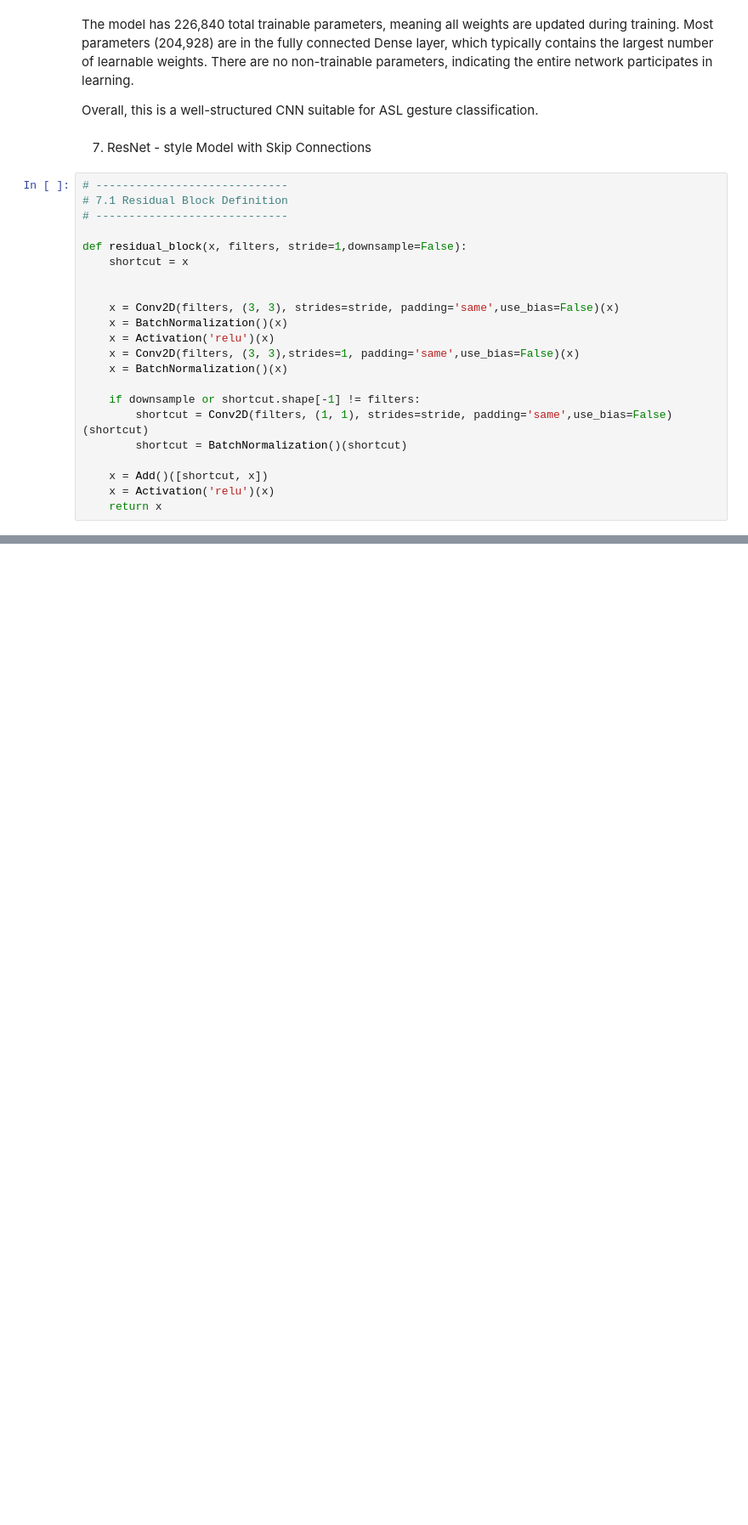
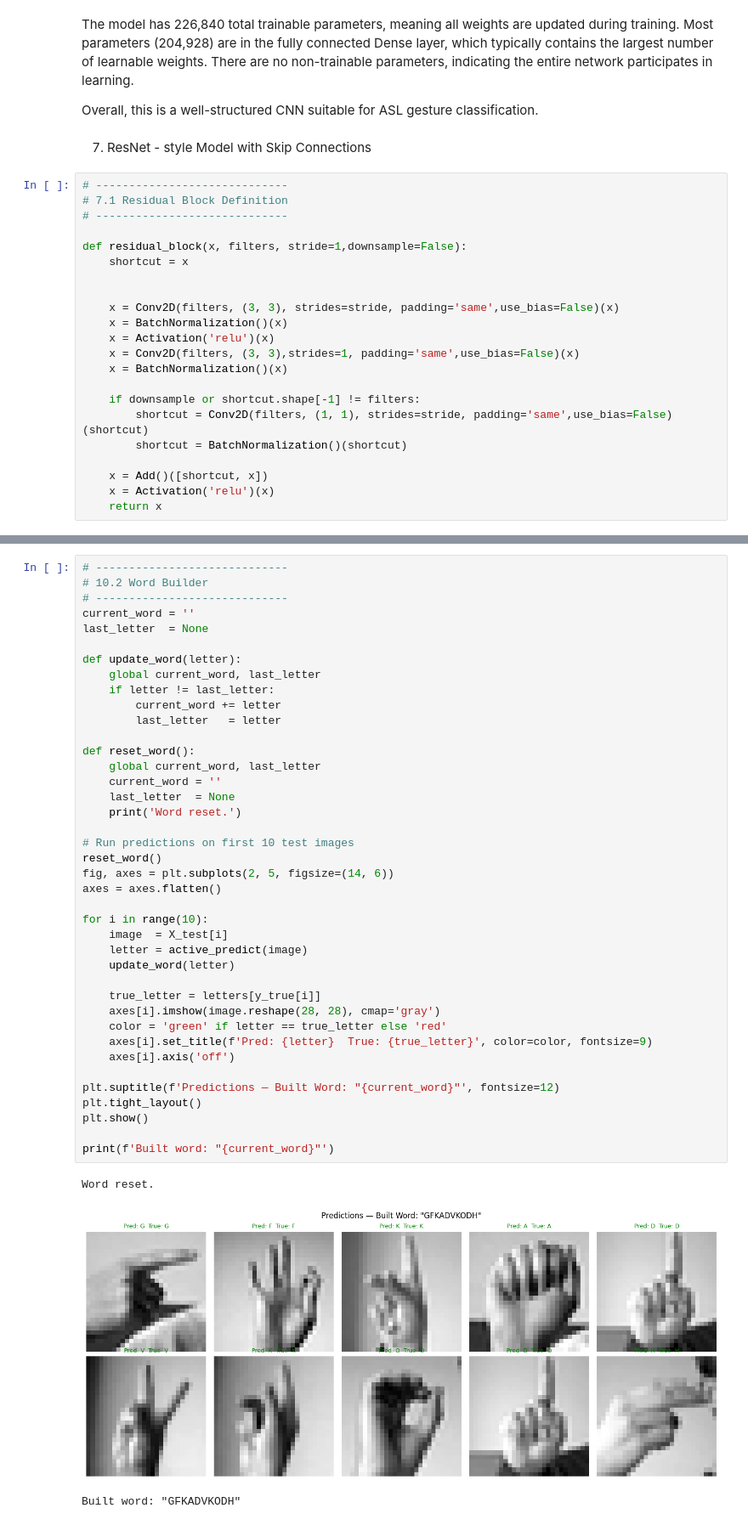
Before and after one commit to RavikrishnanVithushan/Research-Project, a Jupyter notebook: Sign_Language_CNN.ipynb, the cells around one changed output, grey strips where cells are left out. Shown at 85% size. Drawn from its saved outputs; the diff is of its cells as text; blank space fills up the shorter version.

```diff
--- a/Sign_Language_CNN.ipynb
+++ b/Sign_Language_CNN.ipynb
@@ -786,0 +985,44 @@ Spoken Word: GFKADVKODH
+# %%
+# -----------------------------
+# 10.2 Word Builder
+# -----------------------------
+current_word = ''
+last_letter  = None
+
+def update_word(letter):
+    global current_word, last_letter
+    if letter != last_letter:
+        current_word += letter
+        last_letter   = letter
+
+def reset_word():
+    global current_word, last_letter
+    current_word = ''
+    last_letter  = None
+    print('Word reset.')
+
+# Run predictions on first 10 test images
+reset_word()
+fig, axes = plt.subplots(2, 5, figsize=(14, 6))
+axes = axes.flatten()
+
+for i in range(10):
+    image  = X_test[i]
+    letter = active_predict(image)
+    update_word(letter)
+
+    true_letter = letters[y_true[i]]
+    axes[i].imshow(image.reshape(28, 28), cmap='gray')
+    color = 'green' if letter == true_letter else 'red'
+    axes[i].set_title(f'Pred: {letter}  True: {true_letter}', color=color, fontsize=9)
+    axes[i].axis('off')
+
+plt.suptitle(f'Predictions — Built Word: "{current_word}"', fontsize=12)
+plt.tight_layout()
+plt.show()
+
+print(f'Built word: "{current_word}"')
+# %% [output]
+Word reset.
+[figure, added]
+Built word: "GFKADVKODH"
```
Also changed, not shown: parts of 23 cells of this notebook.
